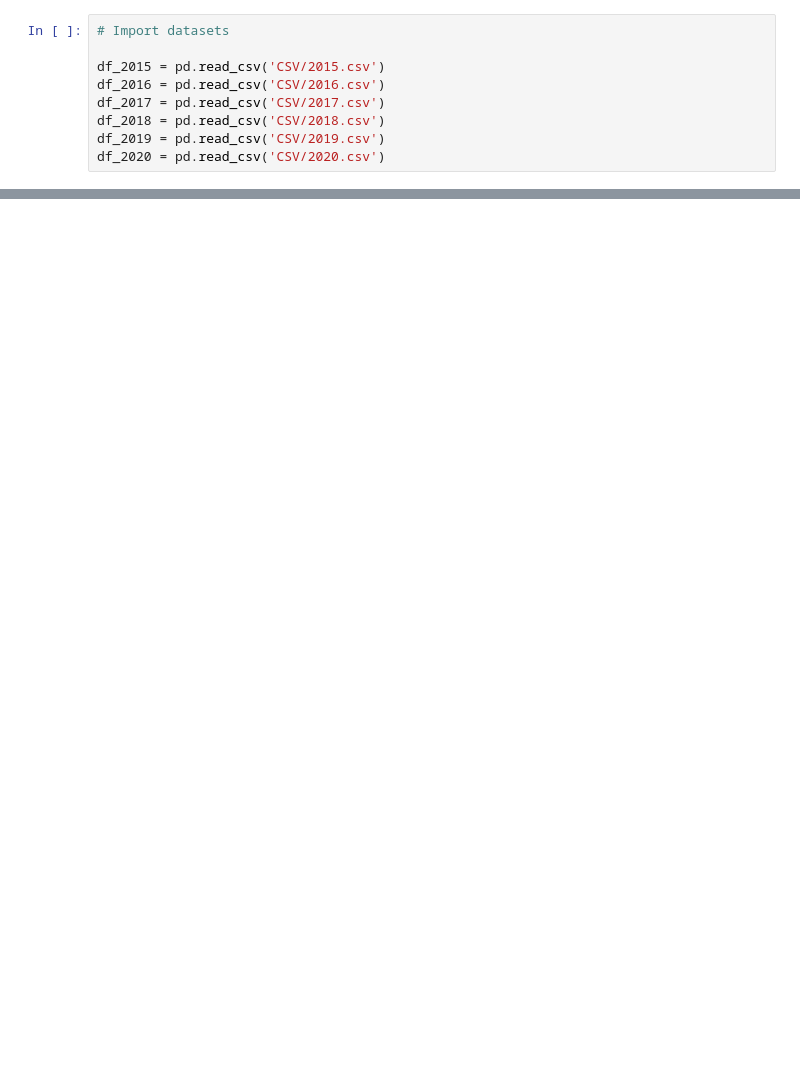
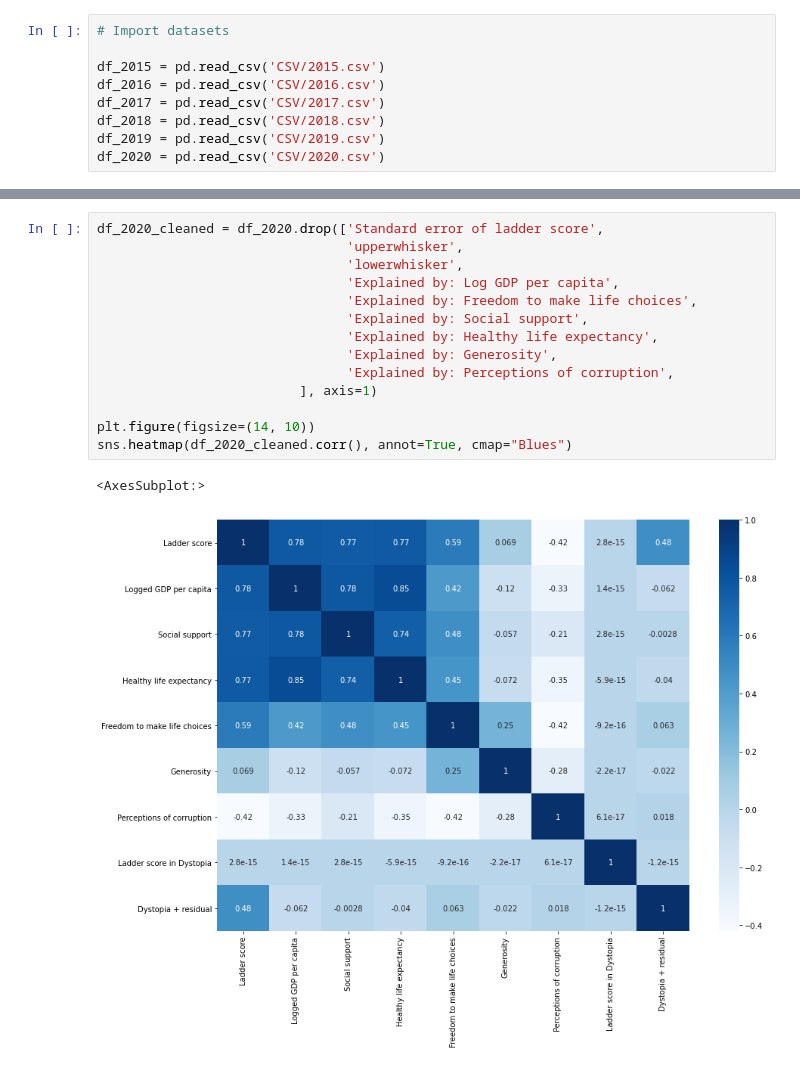
Before and after one commit to francescodisalvo05/WorldHappiness, a Jupyter notebook: World Happiness.ipynb, the cells around one changed output, grey strips where cells are left out. Drawn from its saved outputs; the diff is of its cells as text; blank space fills up the shorter version.

```diff
--- a/World Happiness.ipynb
+++ b/World Happiness.ipynb
@@ -160,0 +124,17 @@ Text(0.5, 1.0, '10 happiest countries')
+# %%
+df_2020_cleaned = df_2020.drop(['Standard error of ladder score',
+                                'upperwhisker',
+                                'lowerwhisker',
+                                'Explained by: Log GDP per capita',
+                                'Explained by: Freedom to make life choices',
+                                'Explained by: Social support',
+                                'Explained by: Healthy life expectancy',
+                                'Explained by: Generosity',
+                                'Explained by: Perceptions of corruption',
+                          ], axis=1)
+
+plt.figure(figsize=(14, 10))
+sns.heatmap(df_2020_cleaned.corr(), annot=True, cmap="Blues")
+# %% [output]
+<AxesSubplot:>
+[figure, added]
```
Also changed, not shown: parts of 22 cells of this notebook, 1 other file.
